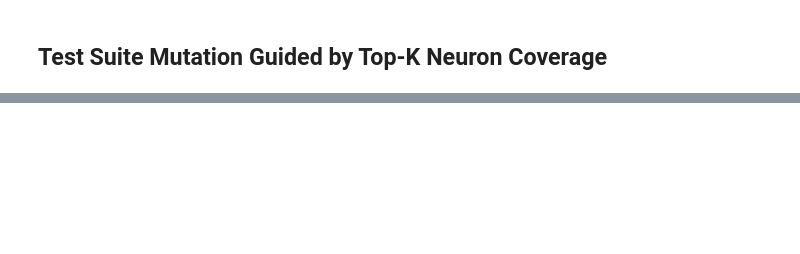
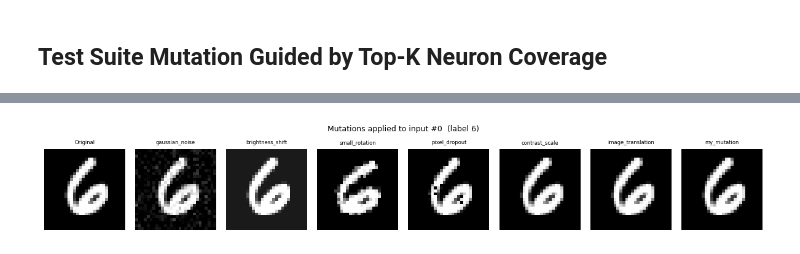
Before and after one commit to yongjunshin/Introduction_to_Software_Testing_for_Safe_AI, a Jupyter notebook: modules/05_fuzz_testing/exercises/03_mnist_coverage_guided_fuzzing.ipynb, the cells around one changed output, grey strips where cells are left out. Cells and saved outputs as stored; diff of their text form; code cells hidden in the pictures; blank space fills up the shorter version.

Commit message:
exercise modification

```diff
--- a/modules/05_fuzz_testing/exercises/03_mnist_coverage_guided_fuzzing.ipynb
+++ b/modules/05_fuzz_testing/exercises/03_mnist_coverage_guided_fuzzing.ipynb
@@ -392,0 +399,12 @@ Propose your best heuristic solution and beat the others within **30 minutes**!
+# %%
+# ============================================================
+# TODO 1 — Paste YOUR 20 indices from the Module 04 challenge
+#   (04_neuron_coverages_exercise.ipynb →
+#    "🏆 Challenge: Manual Test Optimization", your `select_test_indices()`)
+# ------------------------------------------------------------
+# Must be EXACTLY 20 distinct indices, each in 0..199.
+# ============================================================
+
+MY_20_INDICES = list(range(20))   # <-- TODO: replace with the 20 indices you chose in Module 04
+
+print(f"{len(MY_20_INDICES)} indices selected:", MY_20_INDICES)
@@ -392,0 +555,17 @@ Propose your best heuristic solution and beat the others within **30 minutes**!
+# %%
+# (bonus) Visualize every mutation on one of your inputs.
+# Handy to confirm your 3 new functions — especially my_mutation — actually change the image.
+sample = original_suite[0]
+torch.manual_seed(123)
+panel = [("Original", sample)] + [(name, fn(sample.clone())) for name, fn in mutation_operators]
+
+fig, axes = plt.subplots(1, len(panel), figsize=(len(panel) * 1.5, 1.9))
+for ax, (name, img) in zip(axes, panel):
+    ax.imshow(img.detach().squeeze(), cmap="gray", vmin=0, vmax=1)
+    ax.set_title(name, fontsize=6)
+    ax.axis("off")
+fig.suptitle(f"Mutations applied to input #{sel[0]}  (label {test_labels[sel[0]].item()})", fontsize=9)
+plt.tight_layout()
+plt.show()
+# %% [output]
+[figure, added]
```
Also changed, not shown: parts of 8 cells of this notebook, 9 other files.
